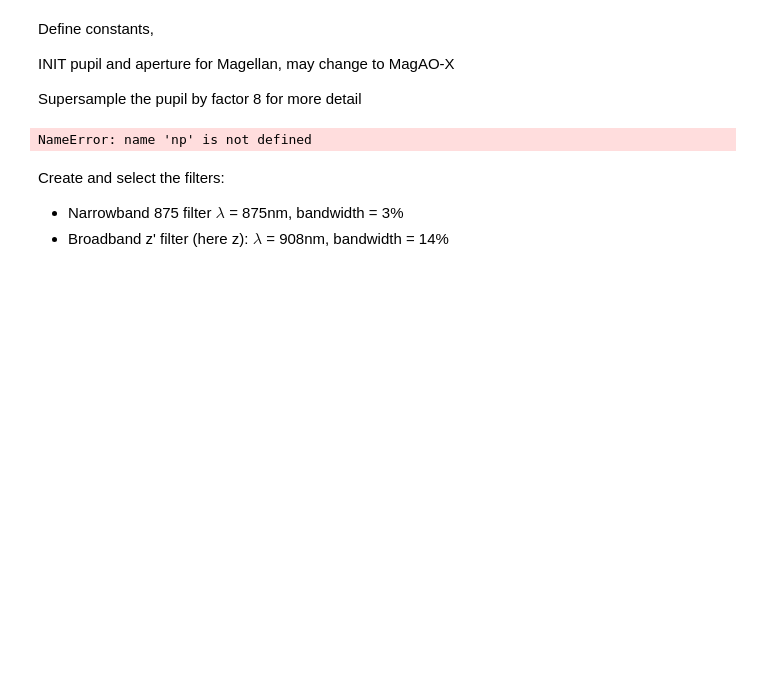
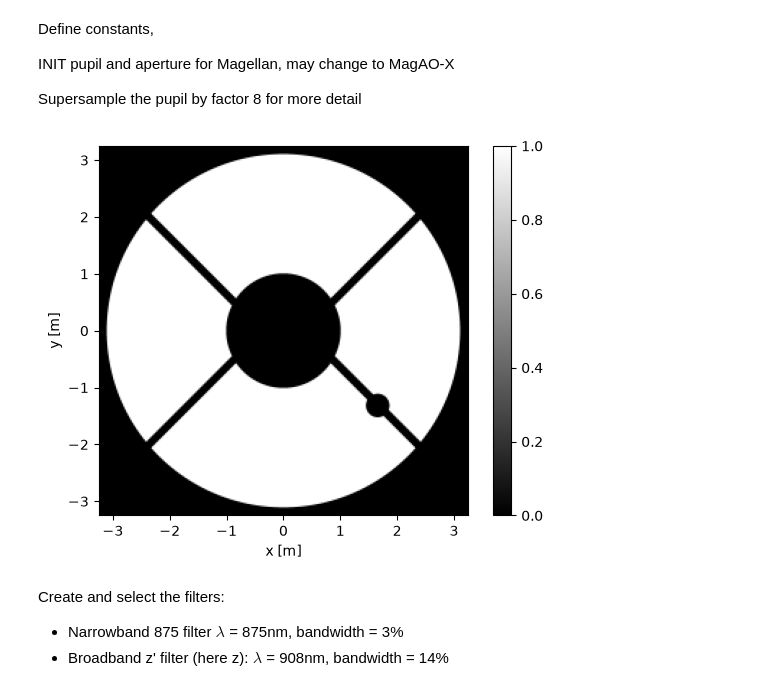
Before and after one commit to armandbl/PIAACMC, a Jupyter notebook: PIAACMC.ipynb, the cells around one changed output. Cells and saved outputs as stored; diff of their text form; code cells hidden in the pictures; blank space fills up the shorter version.

```diff
--- a/PIAACMC.ipynb
+++ b/PIAACMC.ipynb
@@ -13,21 +16,21 @@ INIT pupil and aperture for Magellan, may change to MagAO-X
 Supersample the pupil by factor 8 for more detail
 # %%
 # Telescope / instrument constants
-pupil_diameter = 6.5            # m
+aperture_diameter = 6.5            # m
 effective_focal_length = 71.5   # m
 
-pupil_grid = hcipy.make_pupil_grid(256, diameter=pupil_diameter)
+pupil_grid = hcipy.make_pupil_grid(256, diameter=aperture_diameter)
 
 magellan_pupil_generator = make_magaox_bump_mask() #TODO: change to MagAO-X pupil when needed?
 telescope_pupil = hp.evaluate_supersampled(magellan_pupil_generator, pupil_grid, 8)
 
 hcipy.imshow_field(telescope_pupil, cmap='gray')
 plt.colorbar()
 plt.xlabel('x [m]')
 plt.ylabel('y [m]')
 plt.show()
 # %% [output]
-NameError: name 'np' is not defined
+[figure, added]
 # %% [markdown]
 Create and select the filters:
 
```
Also changed, not shown: parts of 10 cells of this notebook, 1 other file.
